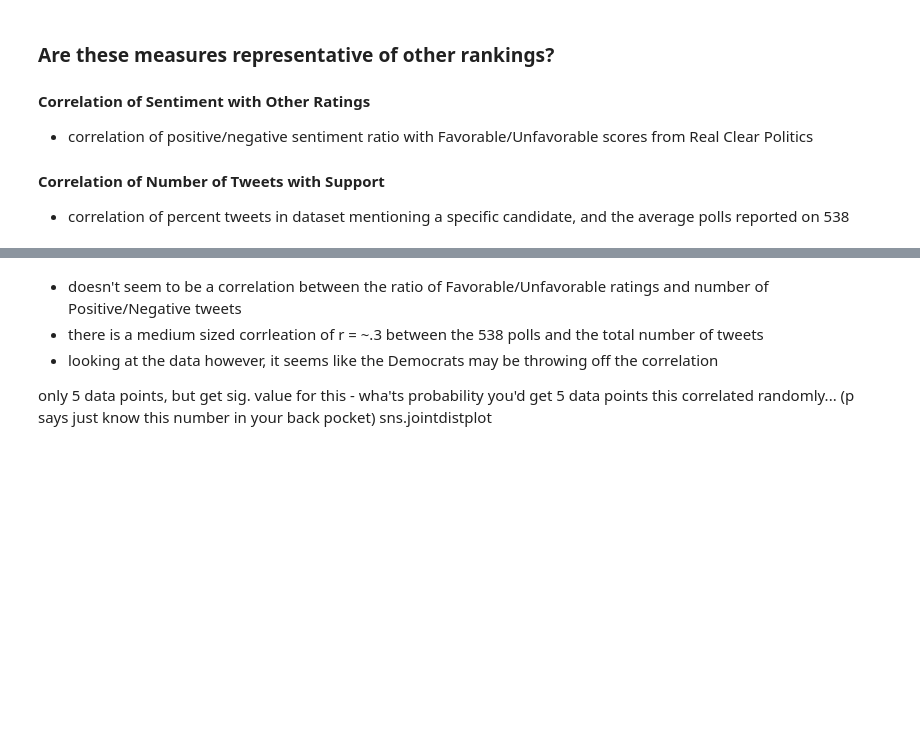
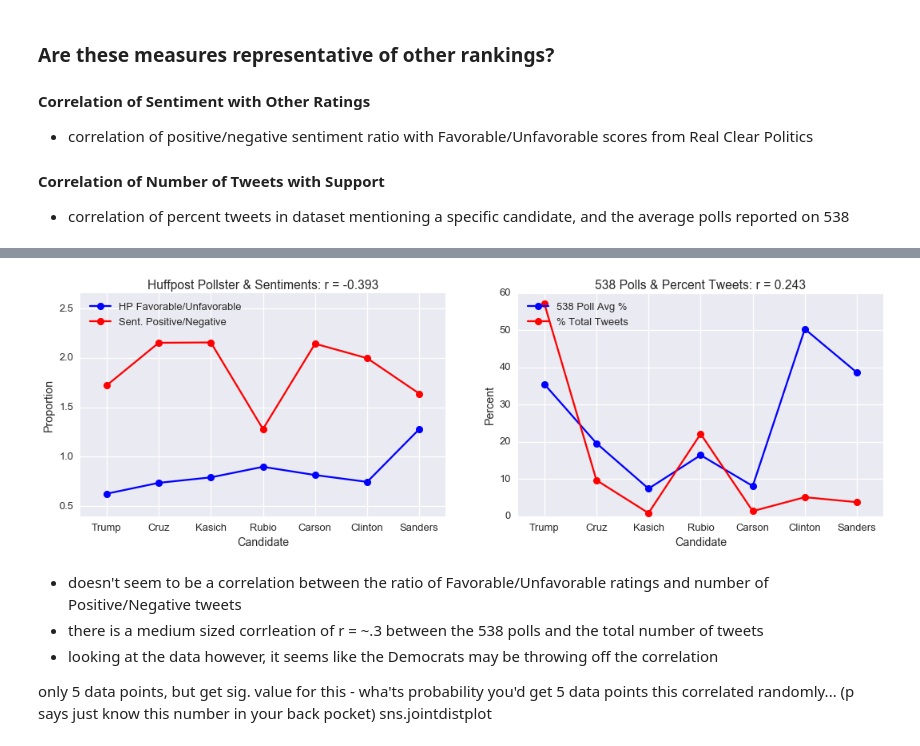
Before and after one commit to HoodPanther/pythoncode, a Jupyter notebook: tweetExplore.ipynb, the cells around one changed output, grey strips where cells are left out. Drawn from its saved outputs; the diff is of its cells as text; code cells hidden in the pictures; blank space fills up the shorter version.

Commit message:
new dataset, cleaned up and polls/scores updated

```diff
--- a/tweetExplore.ipynb
+++ b/tweetExplore.ipynb
@@ -446,3 +354,73 @@ plt.show;
+# %%
+# favorable & unfavorable scores
+# candidates = ['Trump','Cruz','Kasich','Rubio','Carson','Clinton','Sanders']
+rcp_favorable = np.array([36.1, 34.7, 25.9, 36.3, 36.7, 40.0, 49.0]) # accessed from Huffpost Pollster 2/26/16
+rcp_unfavorable = np.array([57.6, 47.1, 32.7, 40.4, 45.0, 53.6, 38.3]) # accessed from Huffpost Pollster 2/26/16
+
+# ratio favorable / unfavorable poll
+fav_unfav_ratio = rcp_favorable/rcp_unfavorable
+
+# pearson corrleation between favorable/unfavorable and positive/negative ratios
+rcp_pearson_corr = np.corrcoef(fav_unfav_ratio, pos_neg_ratio)
+
+# 538 Polling averages from 2/26/16
+# ['Trump','Cruz','Kasich','Rubio','Carson','Clinton','Sanders']
+avg_538 = [35.5, 19.6, 7.4, 16.4, 8.1, 50.3, 38.6]
+
+# pearson correlation between 538 average poll and % of tweets in dataset mentioning each candidate
+num_tweet_array = np.array(candidate_tweets)
+proportion_tweets = (num_tweet_array/num_tweet_array.sum())*100
+numTweets_538_pearson_corr = np.corrcoef(avg_538,proportion_tweets)
+
+
+# plot the correlations
+ind = np.arange(len(candidates))+1 # shift x one
+ax = [0,1]
+fig = plt.figure(figsize=(18, 5))
+gs = gridspec.GridSpec(1, 2, width_ratios=[1, 1])
+ax[0] = plt.subplot(gs[0])
+
+# set up axes
+# xind = np.arange(len(rcp_candidates))
+ymax = np.max([rcp_pos_neg_ratio,fav_unfav_ratio]) + .5
+# ax[0].set_xticks(xind)
+ax[0].set_xticks(ind)
+ax[0].set_ylim([.4,ymax])
+ax[0].set_xlim([.5,len(candidates)+.5])
+
+# plot ratios for Real Clear Politics
+# lineFav = ax[0].plot(xind,fav_unfav_ratio,c='b',marker = 'o')
+# linePos = ax[0].plot(xind,rcp_pos_neg_ratio,c='r',marker='o')
+lineFav = ax[0].plot(ind,fav_unfav_ratio,c='b',marker = 'o')
+linePos = ax[0].plot(ind,rcp_pos_neg_ratio,c='r',marker='o')
+
+
+# labels
+ax[0].set_xticklabels(rcp_candidates)
+ax[0].set_title('Huffpost Pollster & Sentiments: r = %0.3f' % rcp_pearson_corr[0][1])
+ax[0].set_ylabel("Proportion")
+ax[0].set_xlabel("Candidate")
+ax[0].legend((lineFav[0], linePos[0]), ('HP Favorable/Unfavorable', 'Sent. Positive/Negative'),loc = 2)
+
+# plot ratios for 538
+ax[1] = plt.subplot(gs[1])
+line538 = ax[1].plot(ind,avg_538,c='b',marker = 'o')
+lineProp = ax[1].plot(ind,proportion_tweets,c='r',marker='o')
+
+# set up axes
+ax[1].set_xticks(ind)
+ax[1].set_xlim(.5,len(candidates)+.5)
+
+# labels
+ax[1].legend((line538[0], lineProp[0]), ('538 Poll Avg %', '% Total Tweets'),loc = 2)
+ax[1].set_xticklabels(candidates)
+ax[1].set_ylim([0,60])
+ax[1].set_title('538 Polls & Percent Tweets: r = %0.3f' % numTweets_538_pearson_corr[0][1])
+ax[1].set_ylabel("Percent")
+ax[1].set_xlabel("Candidate")
+plt.show;
+# %% [output]
+[figure, added]
 # %% [markdown]
 - doesn't seem to be a correlation between the ratio of Favorable/Unfavorable ratings and number of Positive/Negative tweets
 - there is a medium sized corrleation of r = ~.3 between the 538 polls and the total number of tweets
```
Also changed, not shown: parts of 2 cells of this notebook.
